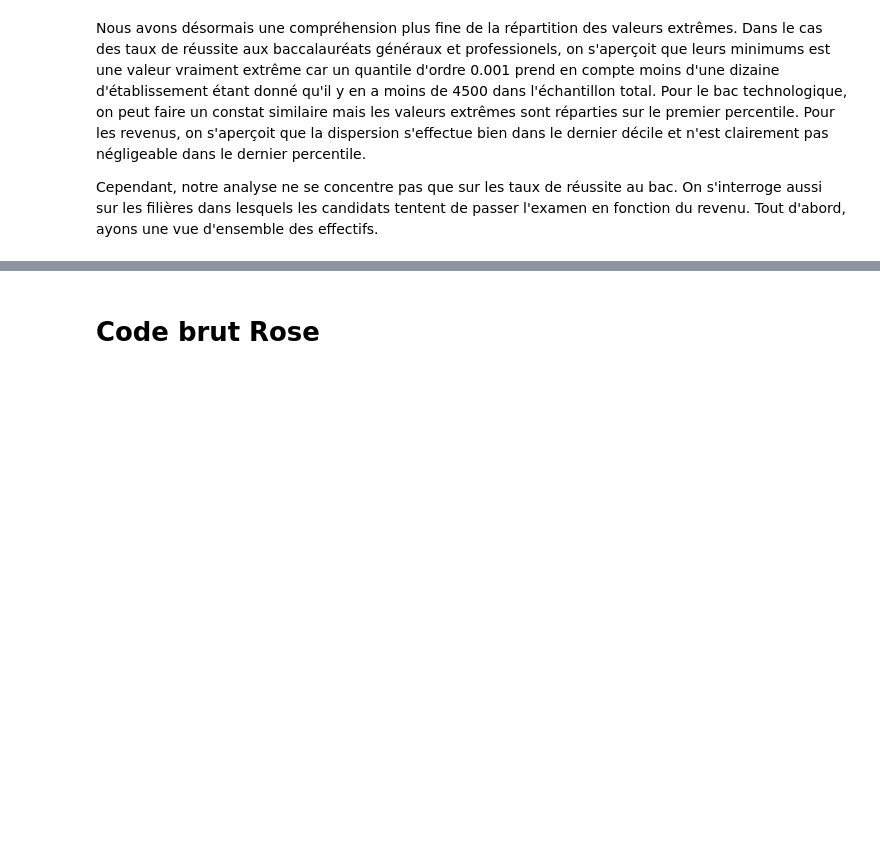
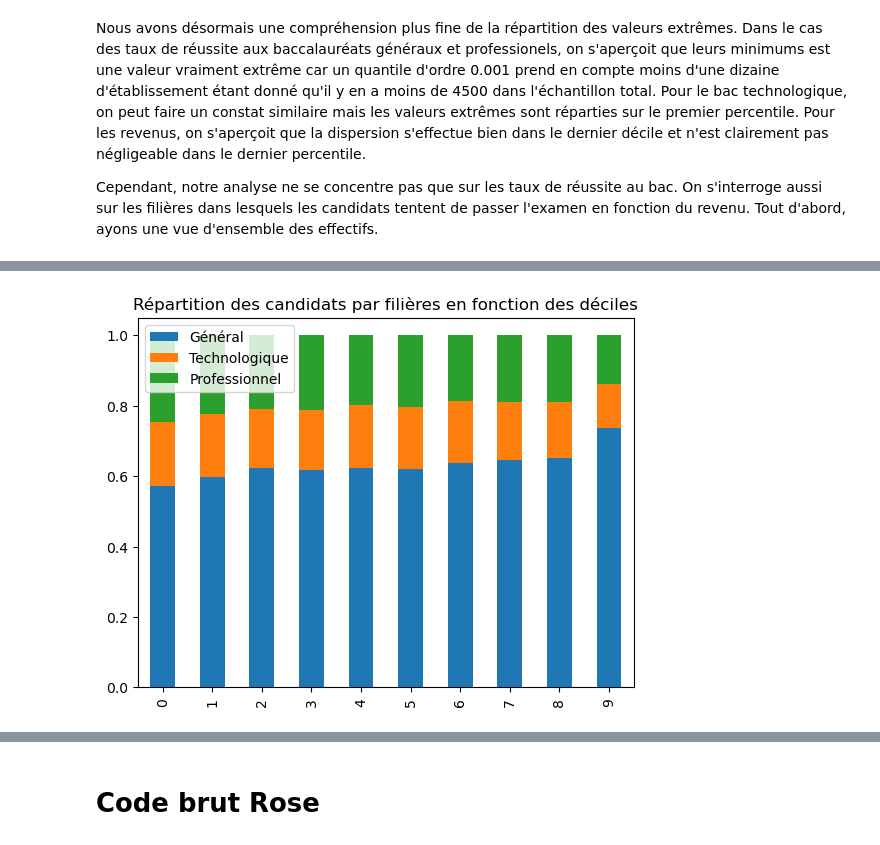
Before and after one commit to Acochepin/Python-2A---AC---JM---RS, a Jupyter notebook: Manipulation bases de données.ipynb, the cells around one changed output, grey strips where cells are left out. Saved outputs shown, nothing was run; the diff lists cells and outputs as text; code cells hidden in the pictures; blank space fills up the shorter version.

Commit message:
Graphes par déciles part 1

```diff
--- a/Manipulation bases de données.ipynb
+++ b/Manipulation bases de données.ipynb
@@ -482,10 +495,32 @@ df3.index[df.isnull().any(axis=1)]
 # %%
-#Graphe par décile
+#Préparation de bases de données pour travailler par déciles
 q1 = df_SDM['Médiane (€)_Q219'].quantile(0.1)
+q2 = df_SDM['Médiane (€)_Q219'].quantile(0.2)
+q3 = df_SDM['Médiane (€)_Q219'].quantile(0.3)
+q4 = df_SDM['Médiane (€)_Q219'].quantile(0.4)
+q5 = df_SDM['Médiane (€)_Q219'].quantile(0.5)
+q6 = df_SDM['Médiane (€)_Q219'].quantile(0.6)
+q7 = df_SDM['Médiane (€)_Q219'].quantile(0.7)
+q8 = df_SDM['Médiane (€)_Q219'].quantile(0.8)
 q9 = df_SDM['Médiane (€)_Q219'].quantile(0.9)
-[q1, q9]
 
-df1 = df_SDM[df_SDM['Médiane (€)_Q219']<=q1]
-df9 = df_SDM[df_SDM['Médiane (€)_Q219']>=q9]
+df1 = df_SDM[df_SDM['Médiane (€)_Q219']<q1] #Premier décile
+df2 = df_SDM[df_SDM['Médiane (€)_Q219']>=q1]
+df2 = df2[df2['Médiane (€)_Q219']<q2] #Deuxième décile
+df3 = df_SDM[df_SDM['Médiane (€)_Q219']>=q2]
+df3 = df3[df3['Médiane (€)_Q219']<q3]
+df4 = df_SDM[df_SDM['Médiane (€)_Q219']>=q3]
+df4 = df4[df4['Médiane (€)_Q219']<q4]
+df5 = df_SDM[df_SDM['Médiane (€)_Q219']>=q4]
+df5 = df5[df5['Médiane (€)_Q219']<q5]
+df6 = df_SDM[df_SDM['Médiane (€)_Q219']>=q5]
+df6 = df6[df6['Médiane (€)_Q219']<q6]
+df7 = df_SDM[df_SDM['Médiane (€)_Q219']>=q6]
+df7 = df7[df7['Médiane (€)_Q219']<q7]
+df8 = df_SDM[df_SDM['Médiane (€)_Q219']>=q7]
+df8 = df8[df8['Médiane (€)_Q219']<q8]
+df9 = df_SDM[df_SDM['Médiane (€)_Q219']>=q8]
+df9 = df9[df9['Médiane (€)_Q219']<q9]
+df10 = df_SDM[df_SDM['Médiane (€)_Q219']>=q9]
 
-#plt.bar
+df10.columns
@@ -492,3 +582,14 @@ df9 = df_SDM[df_SDM['Médiane (€)_Q219']>=q9]
+# %%
+#C'est l'heure des graphiques par déciles UwU
+taux_gen.insert(0,0)
+taux_tech.insert(0,0)
+taux_pro.insert(0,0)
+dfbar = pd.DataFrame(dict(Général=taux_gen[1:], Technologique=taux_tech[1:], Professionnel=taux_pro[1:]))
+dfbar.plot.bar(stacked=True, )
+plt.title("Répartition des candidats par filières en fonction des déciles")
+plt.show()
+# %% [output]
+[figure, added]
 # %%
 #Régression pour le général
 df_reg = df[[ "Médiane (€)_Q219", "Taux de réussite bruts_GNLE"]]
```
Also changed, not shown: parts of 13 cells of this notebook.
